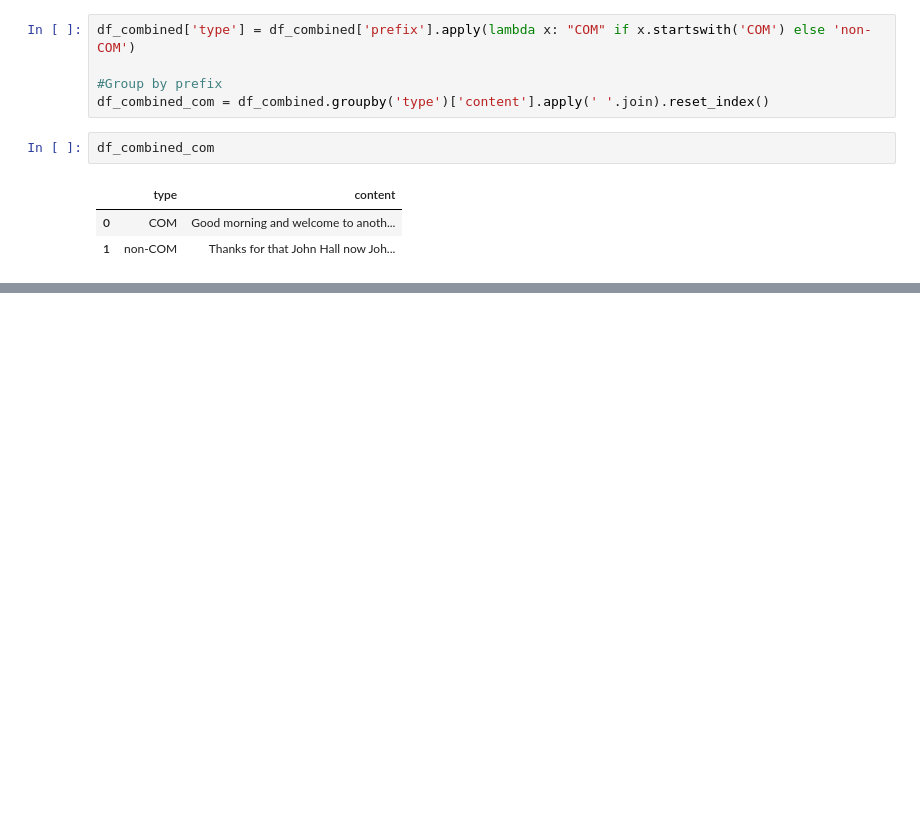
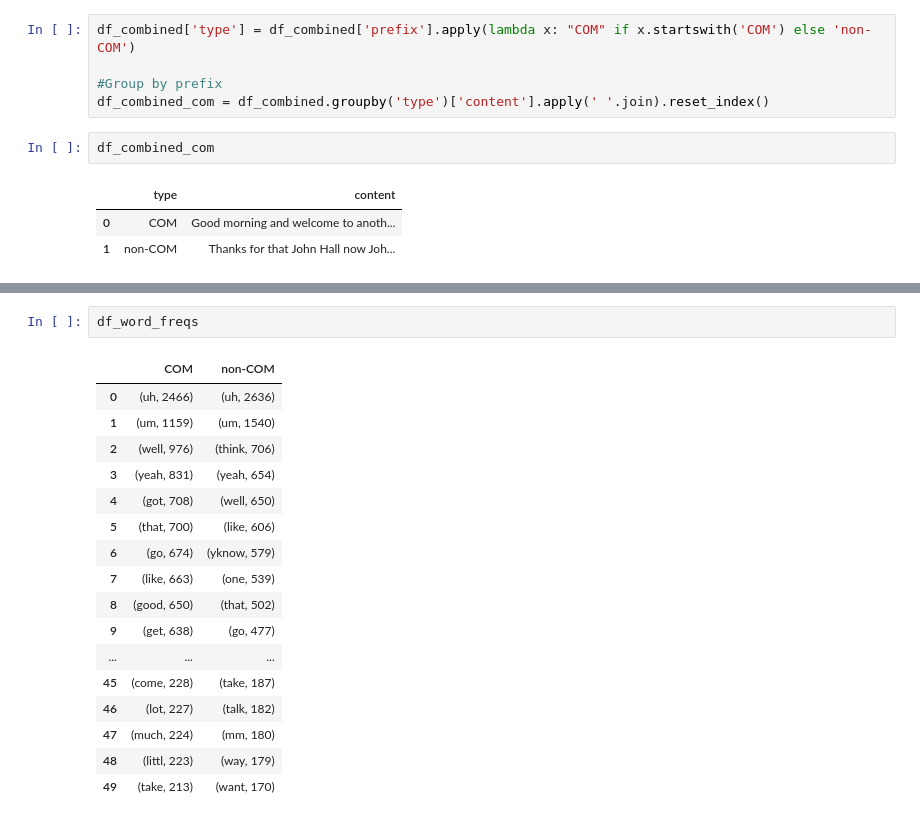
Before and after one commit to mas0ny1/Natural-Language-Processing-Portfolio, a Jupyter notebook: NLP Assignment 1.ipynb, the cells around one changed output, grey strips where cells are left out. Cells and saved outputs as stored; diff of their text form; blank space fills up the shorter version.

```diff
--- a/NLP Assignment 1.ipynb
+++ b/NLP Assignment 1.ipynb
@@ -462,0 +548,20 @@ df_combined_com
+# %%
+df_word_freqs
+# %% [output]
+|  | COM | non-COM |
+| 0 | (uh, 2466) | (uh, 2636) |
+| 1 | (um, 1159) | (um, 1540) |
+| 2 | (well, 976) | (think, 706) |
+| 3 | (yeah, 831) | (yeah, 654) |
+| 4 | (got, 708) | (well, 650) |
+| 5 | (that, 700) | (like, 606) |
+| 6 | (go, 674) | (yknow, 579) |
+| 7 | (like, 663) | (one, 539) |
+| 8 | (good, 650) | (that, 502) |
+| 9 | (get, 638) | (go, 477) |
+| ... | ... | ... |
+| 45 | (come, 228) | (take, 187) |
+| 46 | (lot, 227) | (talk, 182) |
+| 47 | (much, 224) | (mm, 180) |
+| 48 | (littl, 223) | (way, 179) |
+| 49 | (take, 213) | (want, 170) |
```
Also changed, not shown: parts of 19 cells of this notebook.
